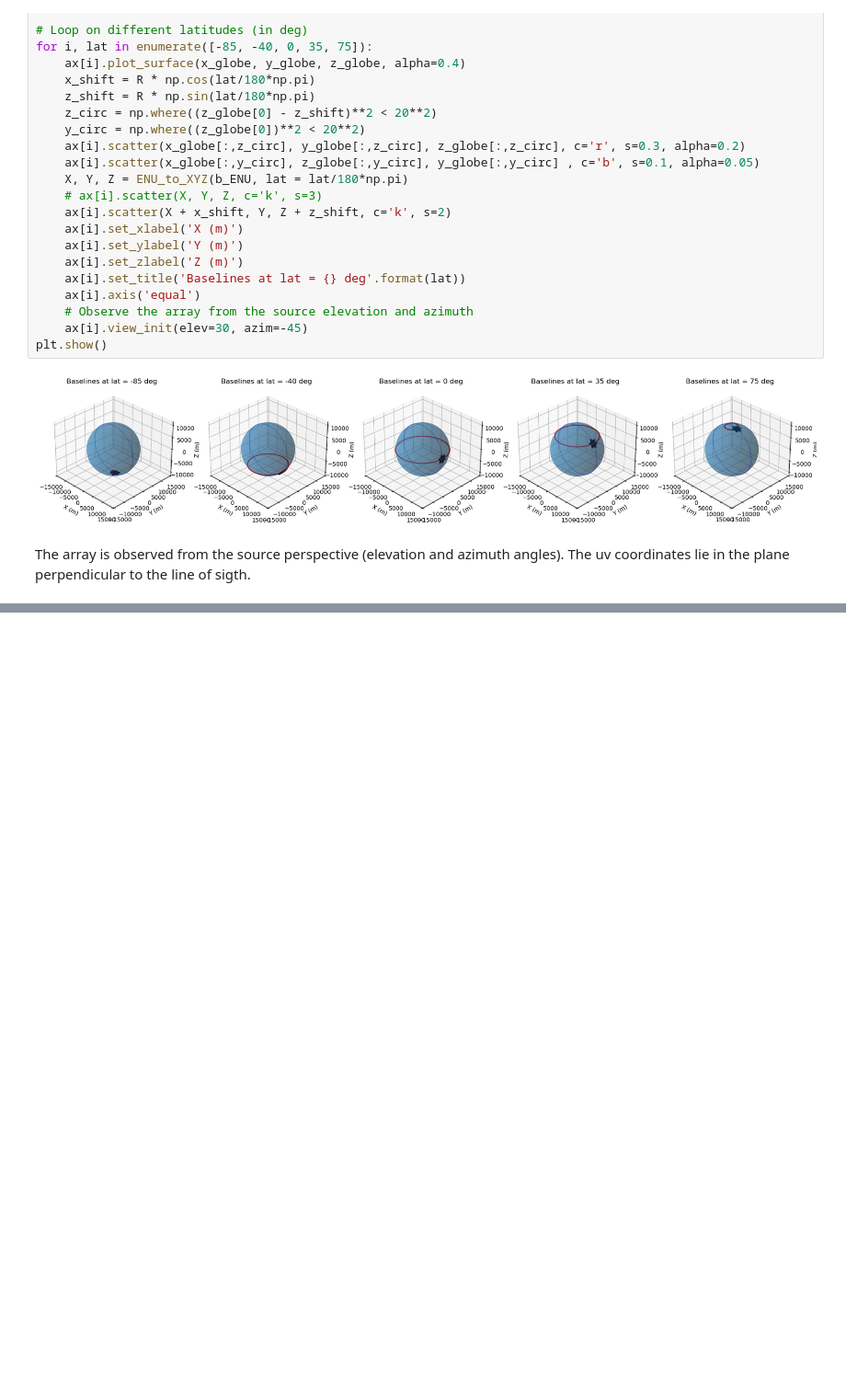
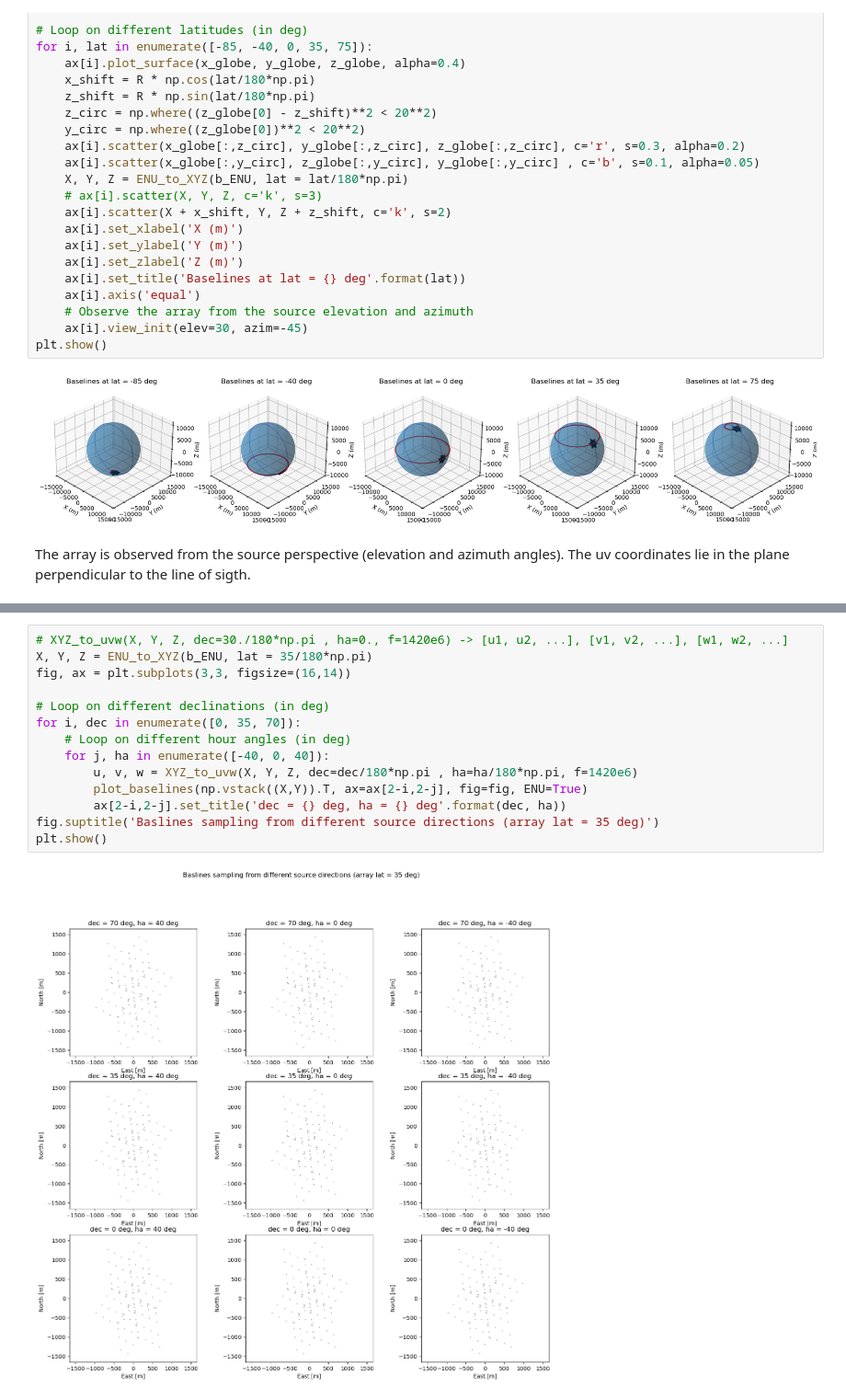
Before and after one commit to CentofantiEze/argosim, a Jupyter notebook: notebooks/test_array_functions.ipynb, the cells around one changed output, grey strips where cells are left out. Shown at 92% size. Saved outputs shown, nothing was run; the diff lists cells and outputs as text; blank space fills up the shorter version.

```diff
--- a/notebooks/test_array_functions.ipynb
+++ b/notebooks/test_array_functions.ipynb
@@ -127,3 +120,19 @@ plt.show()
+# %%
+# XYZ_to_uvw(X, Y, Z, dec=30./180*np.pi , ha=0., f=1420e6) -> [u1, u2, ...], [v1, v2, ...], [w1, w2, ...]
+X, Y, Z = ENU_to_XYZ(b_ENU, lat = 35/180*np.pi)
+fig, ax = plt.subplots(3,3, figsize=(16,14))
+
+# Loop on different declinations (in deg)
+for i, dec in enumerate([0, 35, 70]):
+    # Loop on different hour angles (in deg)
+    for j, ha in enumerate([-40, 0, 40]):
+        u, v, w = XYZ_to_uvw(X, Y, Z, dec=dec/180*np.pi , ha=ha/180*np.pi, f=1420e6)
+        plot_baselines(np.vstack((X,Y)).T, ax=ax[2-i,2-j], fig=fig, ENU=True)
+        ax[2-i,2-j].set_title('dec = {} deg, ha = {} deg'.format(dec, ha))
+fig.suptitle('Baslines sampling from different source directions (array lat = 35 deg)')
+plt.show()
+# %% [output]
+[figure, added]
 # %%
 # uv_track_multiband(b_ENU, lat = 35./180*np.pi, dec=35./180*np.pi, track_time=0., t_0=0., n_times = 1 , f=1420e6, df=0., n_freqs=1) -> [u1, v1, ...], [u2, v2, ...], ...
 # Multiband parameters (frequencies in Hz)
```
Also changed, not shown: parts of 6 cells of this notebook, 5 other files.
